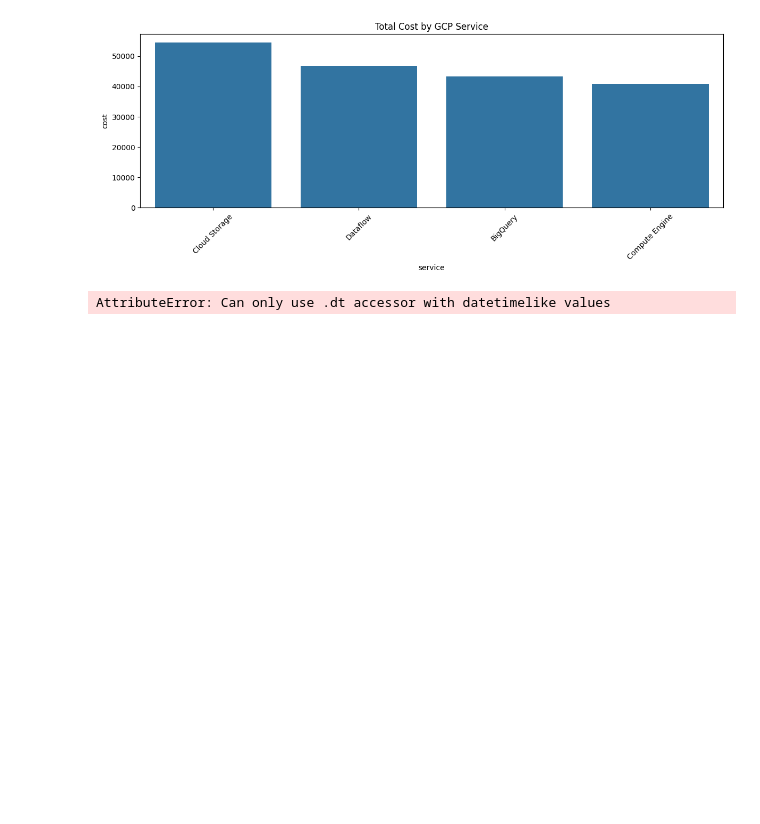
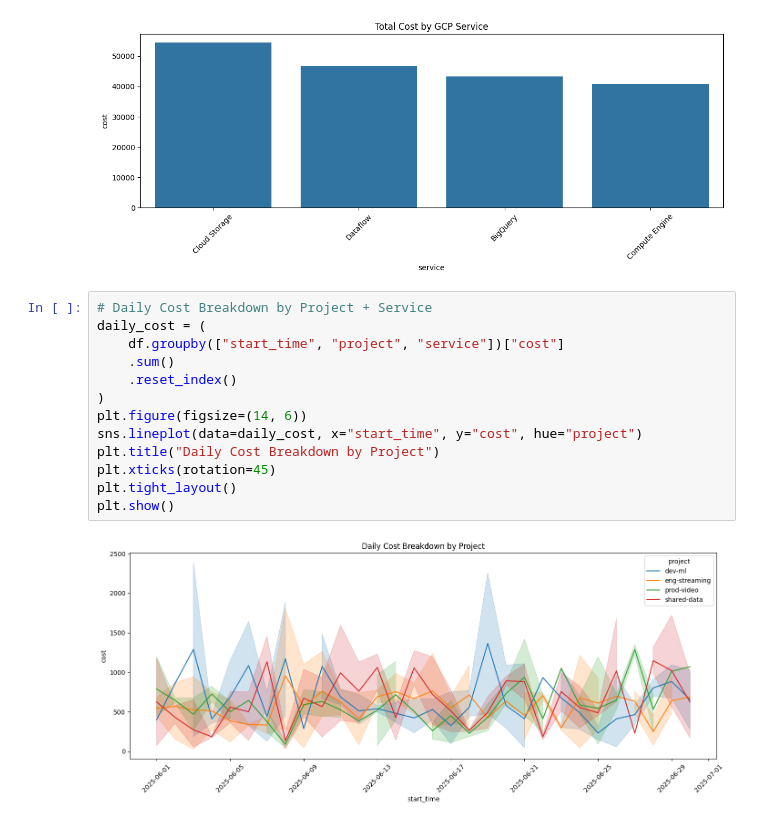
Before and after one commit to btheard3/cloudops-analyzer, a Jupyter notebook: notebooks/cloud_cost_analysis.ipynb, the cells around one changed output. Drawn from its saved outputs; the diff is of its cells as text; blank space fills up the shorter version.

Commit message:
feat: finalize exploratory data analysis and GPT-4 summary for FinOps GCP billing dataset. Added cost anomaly detection, usage breakdowns, and executive-level recommendations.

```diff
--- a/notebooks/cloud_cost_analysis.ipynb
+++ b/notebooks/cloud_cost_analysis.ipynb
@@ -123,5 +123,17 @@ plt.show()
 # %% [output]
 [figure]
 # %%
+# Daily Cost Breakdown by Project + Service
+daily_cost = (
+    df.groupby(["start_time", "project", "service"])["cost"]
+    .sum()
+    .reset_index()
+)
+plt.figure(figsize=(14, 6))
+sns.lineplot(data=daily_cost, x="start_time", y="cost", hue="project")
+plt.title("Daily Cost Breakdown by Project")
+plt.xticks(rotation=45)
+plt.tight_layout()
+plt.show()
 # %% [output]
-AttributeError: Can only use .dt accessor with datetimelike values
+[figure, added]
```
Also changed, not shown: parts of 6 cells of this notebook.
